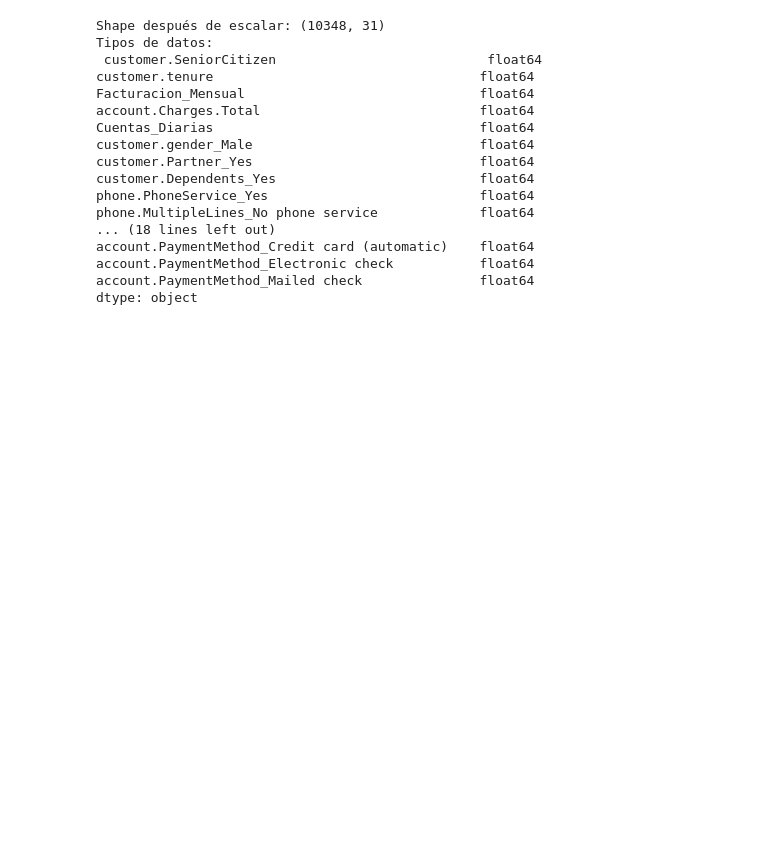
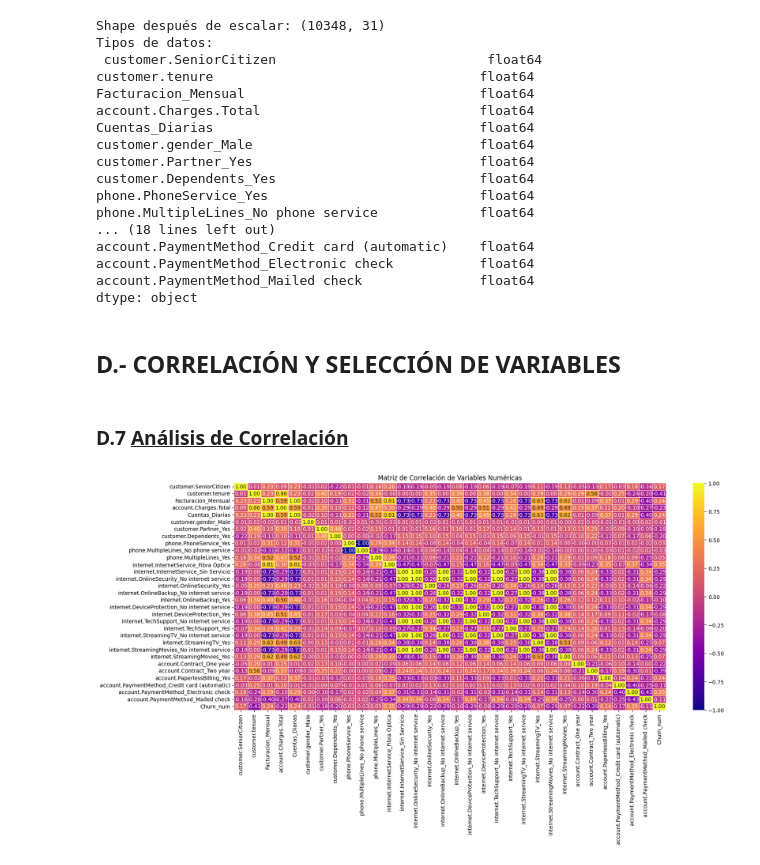
Before and after one commit to Maucho6340/Telecom_X_LATAM_Predict, a Jupyter notebook: Challenge_predict_evasion_op1.ipynb, the cells around one changed output. Saved outputs shown, nothing was run; the diff lists cells and outputs as text; code cells hidden in the pictures; blank space fills up the shorter version.

```diff
--- a/Challenge_predict_evasion_op1.ipynb
+++ b/Challenge_predict_evasion_op1.ipynb
@@ -277,3 +277,27 @@ account.PaymentMethod_Credit card (automatic)    float64
 account.PaymentMethod_Electronic check           float64
 account.PaymentMethod_Mailed check               float64
 dtype: object
+# %% [markdown]
+## **D.- CORRELACIÓN Y SELECCIÓN DE VARIABLES**
+# %% [markdown]
+### D.7 <U>Análisis de Correlación</U>
+# %%
+import pandas as pd
+import seaborn as sns
+import matplotlib.pyplot as plt
+
+# Unir X e y para análisis
+df_corr = X_resampled_scaled.copy()
+df_corr['Churn_num'] = y_resampled
+
+# Calcular matriz de correlación
+corr_matrix = df_corr.corr()
+
+# Visualizar con heatmap
+plt.figure(figsize=(18, 10))
+sns.heatmap(corr_matrix, annot=True, cmap='plasma', fmt=".2f", linewidths=0.5)
+plt.title('Matriz de Correlación de Variables Numéricas')
+plt.tight_layout()
+plt.show()
+# %% [output]
+[figure, added]
```
Also changed, not shown: parts of 9 cells of this notebook.
